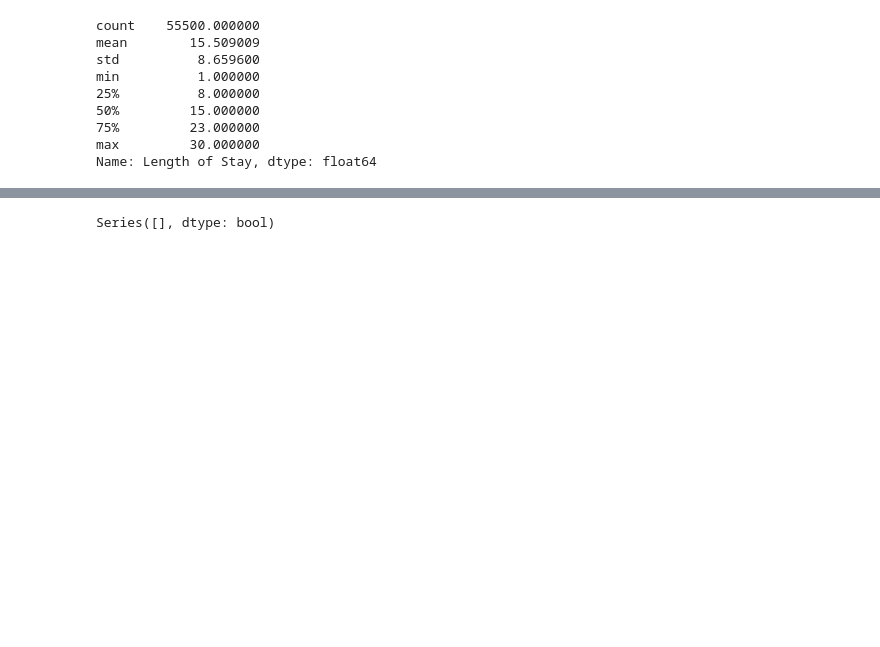
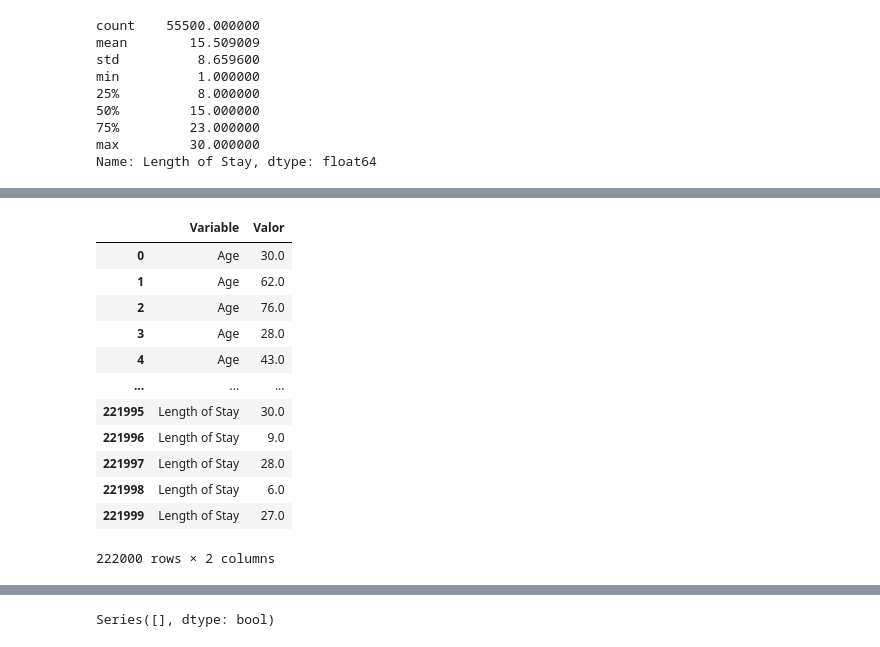
Before and after one commit to Mr-Maccoy/BigData, a Jupyter notebook: G1_SC707_Avance1_LN.ipynb, the cells around one changed output, grey strips where cells are left out. Cells and saved outputs as stored; diff of their text form; code cells hidden in the pictures; blank space fills up the shorter version.

```diff
--- a/G1_SC707_Avance1_LN.ipynb
+++ b/G1_SC707_Avance1_LN.ipynb
@@ -208,0 +226,20 @@ Name: Length of Stay, dtype: float64
+# %%
+df_healthcareMelted = df_healthcareN.melt(var_name="Variable", value_name="Valor")
+
+df_healthcareMelted
+
+#crea dos columnas: "Variable" (el nombre de la columna original) y "Valor" (sus datos).
+# %% [output]
+|  | Variable | Valor |
+| 0 | Age | 30.0 |
+| 1 | Age | 62.0 |
+| 2 | Age | 76.0 |
+| 3 | Age | 28.0 |
+| 4 | Age | 43.0 |
+| ... | ... | ... |
+| 221995 | Length of Stay | 30.0 |
+| 221996 | Length of Stay | 9.0 |
+| 221997 | Length of Stay | 28.0 |
+| 221998 | Length of Stay | 6.0 |
+| 221999 | Length of Stay | 27.0 |
+222000 rows × 2 columns
```
Also changed, not shown: parts of 14 cells of this notebook.
